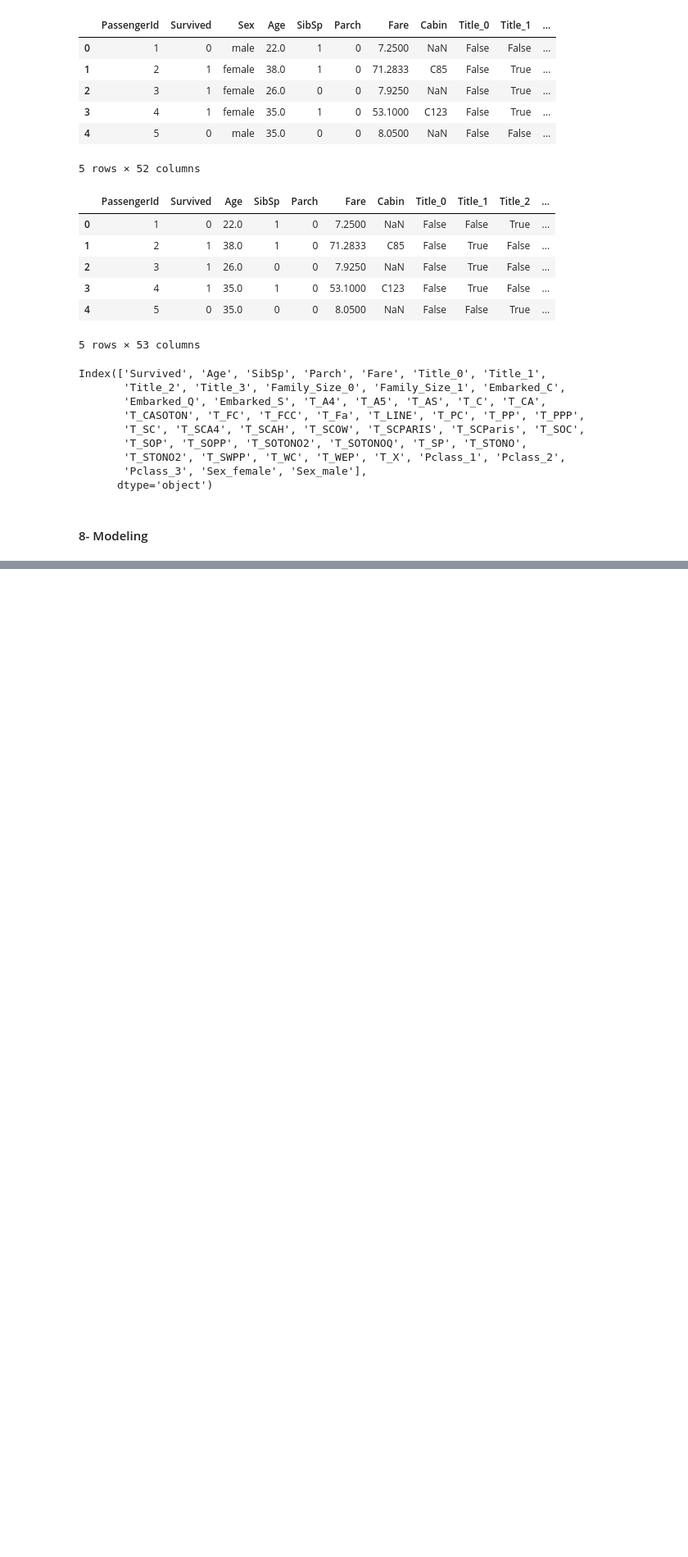
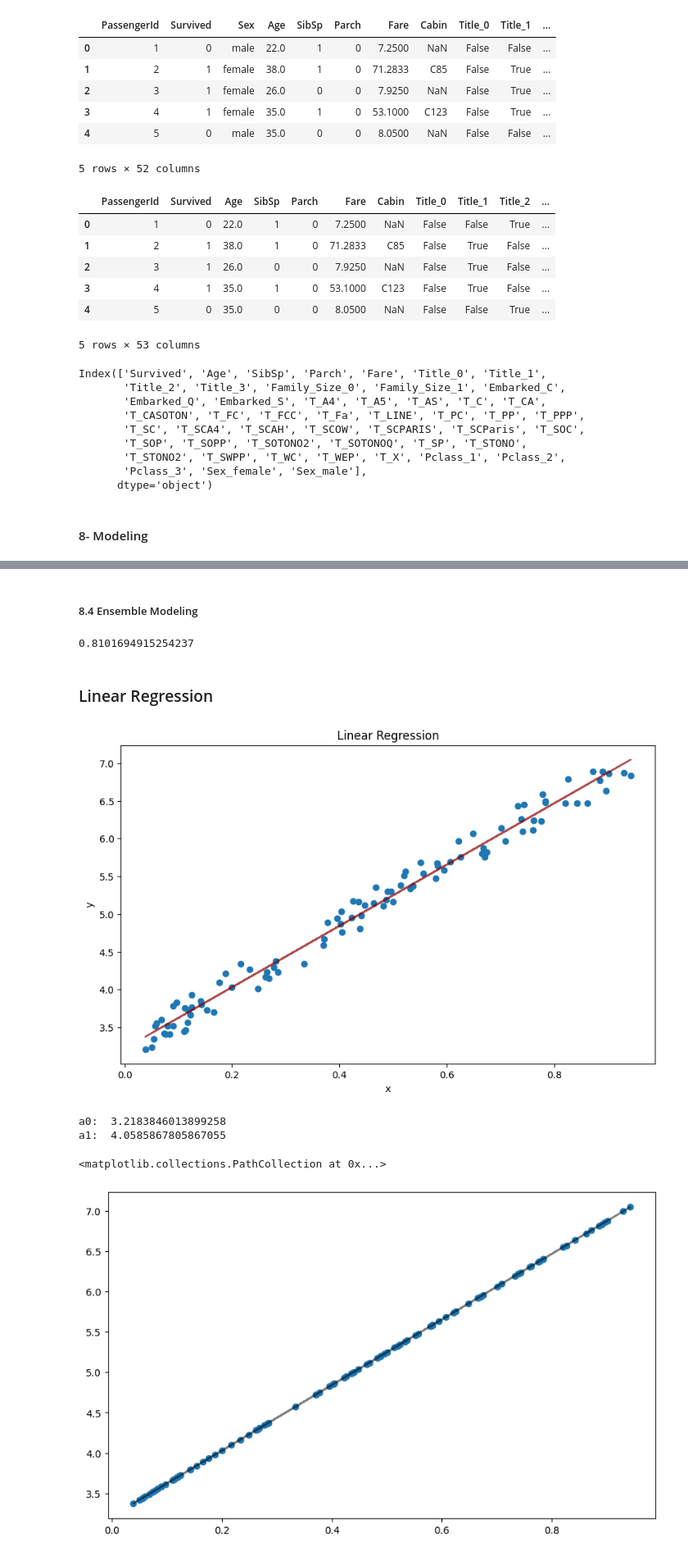
Before and after one commit to sultankeles/MachineLearning, a Jupyter notebook: MachineLearning.ipynb, the cells around one changed output, grey strips where cells are left out. Shown at 82% size. Cells and saved outputs as stored; diff of their text form; code cells hidden in the pictures; blank space fills up the shorter version.

```diff
--- a/MachineLearning.ipynb
+++ b/MachineLearning.ipynb
@@ -1318,0 +1455,57 @@ Index(['Survived', 'Age', 'SibSp', 'Parch', 'Fare', 'Title_0', 'Title_1',
+# %% [markdown]
+##### 8.4 Ensemble Modeling
+# %%
+votingC = VotingClassifier(estimators = [('dt', best_estimators[0]), ('rfc', best_estimators[2]), ('lr', best_estimators[3])], voting = 'soft', n_jobs = -1)
+
+votingC = votingC.fit(X_train, y_train)
+print(accuracy_score(votingC.predict(X_test), y_test))
+# %% [output]
+0.8101694915254237
+# %% [markdown]
+### Linear Regression
+# %%
+# Creating Dataset
+from sklearn.linear_model import LinearRegression
+
+import numpy as np
+import matplotlib.pyplot as plt
+
+X = np.random.rand(100, 1)
+y = 3 + 4 * X + 0.5 * np.random.rand(100, 1)
+
+# plt.scatter(X, y)
+
+lin_reg = LinearRegression()
+lin_reg.fit(X, y)
+
+plt.figure(figsize = (10, 6))
+plt.scatter(X, y)
+plt.plot(X, lin_reg.predict(X), color = 'darkred', alpha = 0.7)
+plt.xlabel('x')
+plt.ylabel('y')
+plt.title('Linear Regression')
+plt.show()
+
+# y = 3+4x --> y = a0 + a1x
+
+# a0 = lin_reg.coef_[0]
+# print('a0: ', a0)
+
+a0 = lin_reg.intercept_[0]
+print('a0: ', a0)
+
+a1 = lin_reg.coef_[0][0]
+print('a1: ', a1)
+
+for i in range(100):
+  y_ = a0 + a1 * X
+
+plt.figure(figsize = (10, 6))
+plt.plot(X, y_, color = 'black', alpha = 0.5)
+plt.scatter(X, y_)
+# %% [output]
+[figure, added]
+a0:  3.2183846013899258
+a1:  4.0585867805867055
+<matplotlib.collections.PathCollection at 0x...>
+[figure, added]
```
Also changed, not shown: parts of 41 cells of this notebook.
